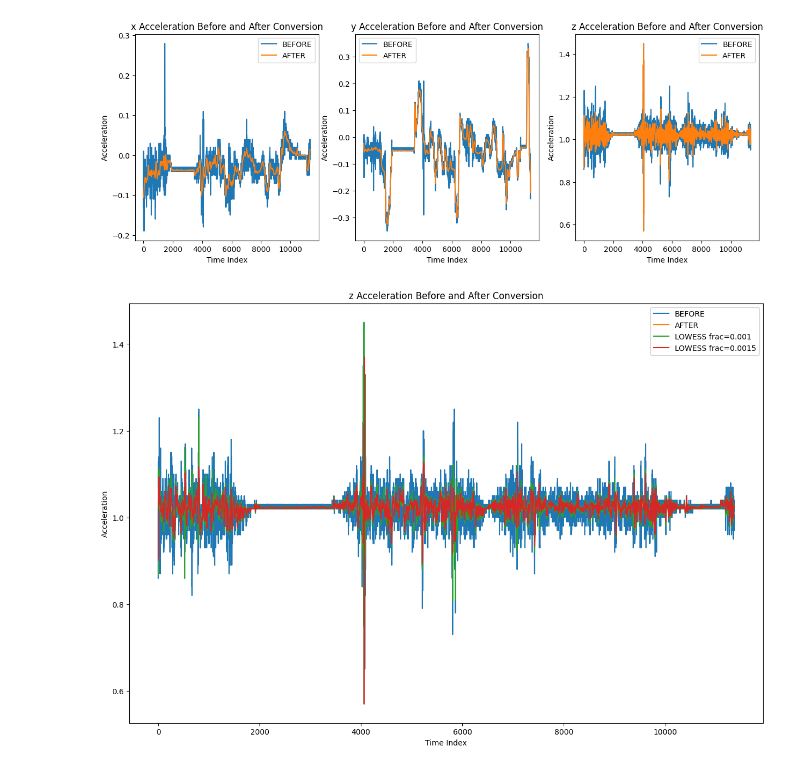
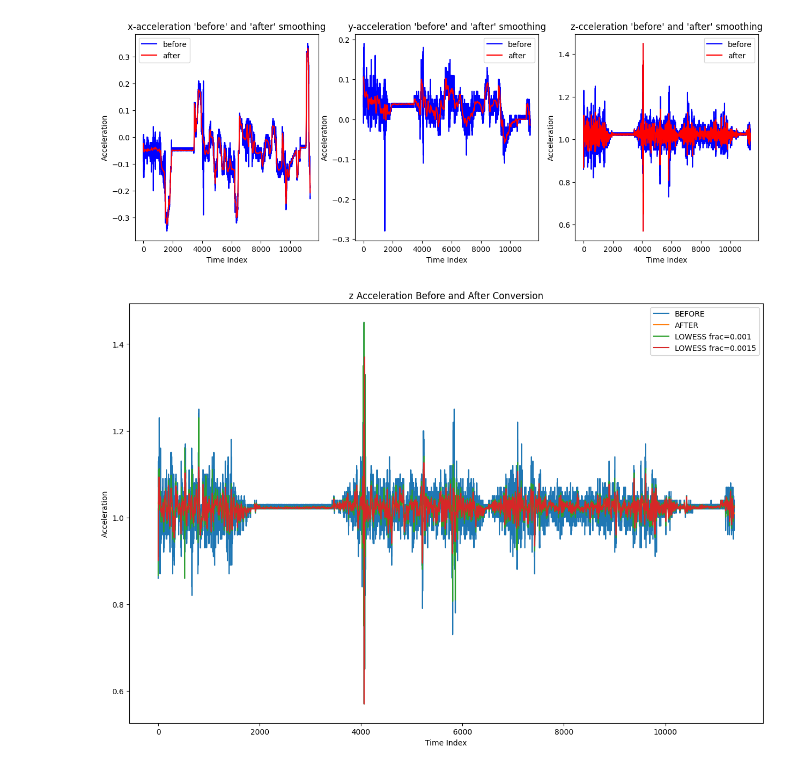
Before and after one commit to rreezN/CrackDetect, a Jupyter notebook: notebooks/check_z_acceleration.ipynb, the cells around one changed output. Drawn from its saved outputs; the diff is of its cells as text; code cells hidden in the pictures.

```diff
--- a/notebooks/check_z_acceleration.ipynb
+++ b/notebooks/check_z_acceleration.ipynb
@@ -11,30 +11,33 @@ autopi_after = unpack_hdf5(after)
 # %%
 x_data_before = autopi_before['GM']['16006']['pass_1']['acc.xyz'][:, 1]
 x_data_after = autopi_after['GM']['16006']['pass_1']['acc.xyz'][:, 1]
+x_data_before_fr = autopi_before['GM']['16006']['pass_1']['acc.xyz'][:, 2]
 
 y_data_before = autopi_before['GM']['16006']['pass_1']['acc.xyz'][:, 2]
 y_data_after = autopi_after['GM']['16006']['pass_1']['acc.xyz'][:, 2]
+y_data_before_fr = -autopi_before['GM']['16006']['pass_1']['acc.xyz'][:, 1]
 
 z_data_before = autopi_before['GM']['16006']['pass_1']['acc.xyz'][:, 3]
 z_data_after = autopi_after['GM']['16006']['pass_1']['acc.xyz'][:, 3]
 # %%
 import matplotlib.pyplot as plt
 
 x = range(len(x_data_before))
 fig, ax = plt.subplots(1,3, figsize=(15, 5))
-data_before = [x_data_before, y_data_before, z_data_before]
+data_before = [x_data_before_fr, y_data_before_fr, z_data_before]
+# data_before = [x_data_before, y_data_before, z_data_before]
 data_after = [x_data_after, y_data_after, z_data_after]
-titles = [f"x Acceleration Before and After Conversion",f"y Acceleration Before and After Conversion",f"z Acceleration Before and After Conversion"]
+titles = [f"x-acceleration 'before' and 'after' smoothing",f"y-acceleration 'before' and 'after' smoothing",f"z-cceleration 'before' and 'after' smoothing"]
 for i in range(3):
-    ax[i].plot(x, data_before[i], label='BEFORE')
-    ax[i].plot(x, data_after[i], label='AFTER')
+    ax[i].plot(x, data_before[i], c='blue', label='before')
+    ax[i].plot(x, data_after[i], c='red', label='after')
     ax[i].set_xlabel("Time Index")
     ax[i].set_ylabel("Acceleration")
     ax[i].legend()
     ax[i].set_title(titles[i])
 plt.show()
 # %% [output]
-[figure, old version]
+[figure, new version]
 # %%
 fig, ax = plt.subplots( figsize=(15, 10))
 fracs = [0.001, 0.0015]
```
Also changed, not shown: 3 other files.
